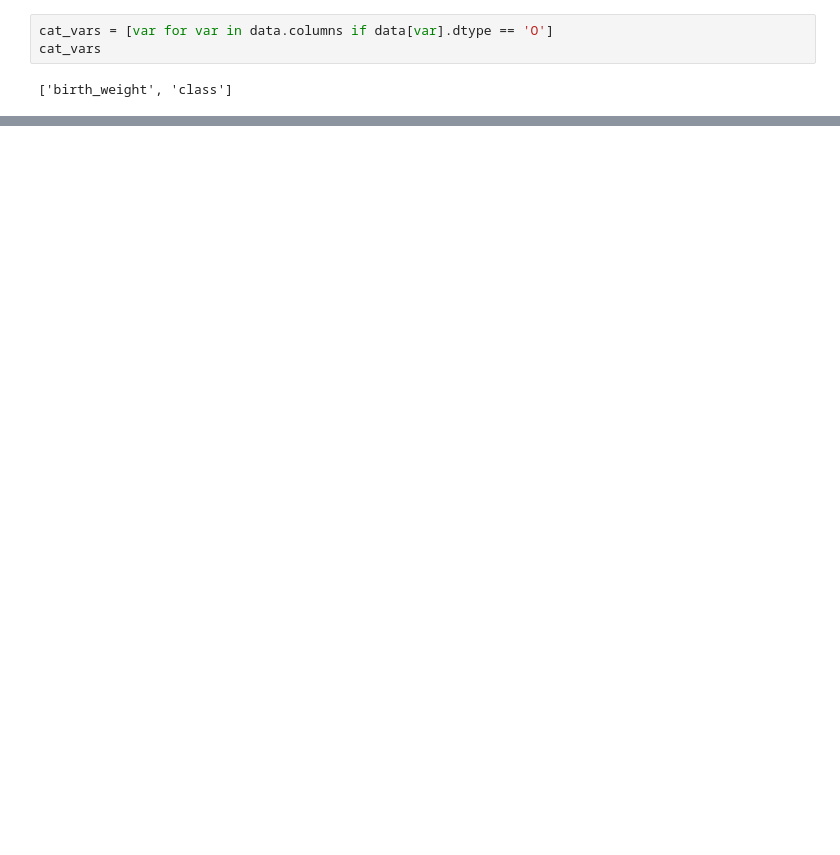
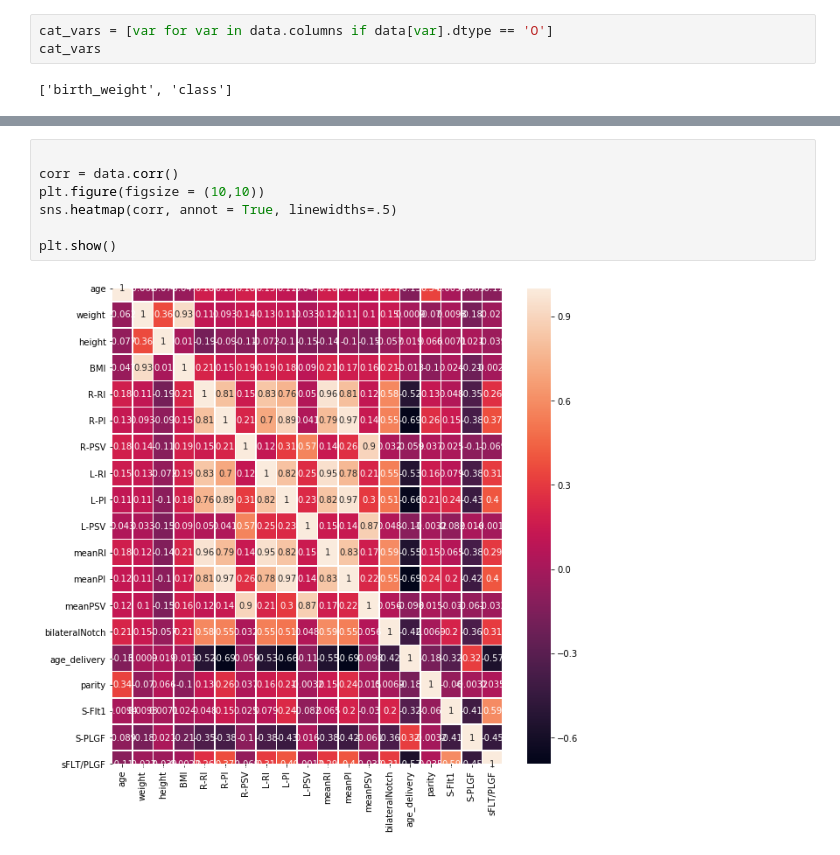
Before and after one commit to lolagj/TFM-Modelo-Riesgos-Embarazadas, a Jupyter notebook: Análisis exploratorio.ipynb, the cells around one changed output, grey strips where cells are left out. Saved outputs shown, nothing was run; the diff lists cells and outputs as text; blank space fills up the shorter version.

```diff
--- a/Análisis exploratorio.ipynb
+++ b/Análisis exploratorio.ipynb
@@ -173,0 +222,9 @@ cat_vars
+# %%
+
+corr = data.corr()
+plt.figure(figsize = (10,10))
+sns.heatmap(corr, annot = True, linewidths=.5)
+
+plt.show()
+# %% [output]
+[figure, added]
```
Also changed, not shown: parts of 13 cells of this notebook, 1 other file.
